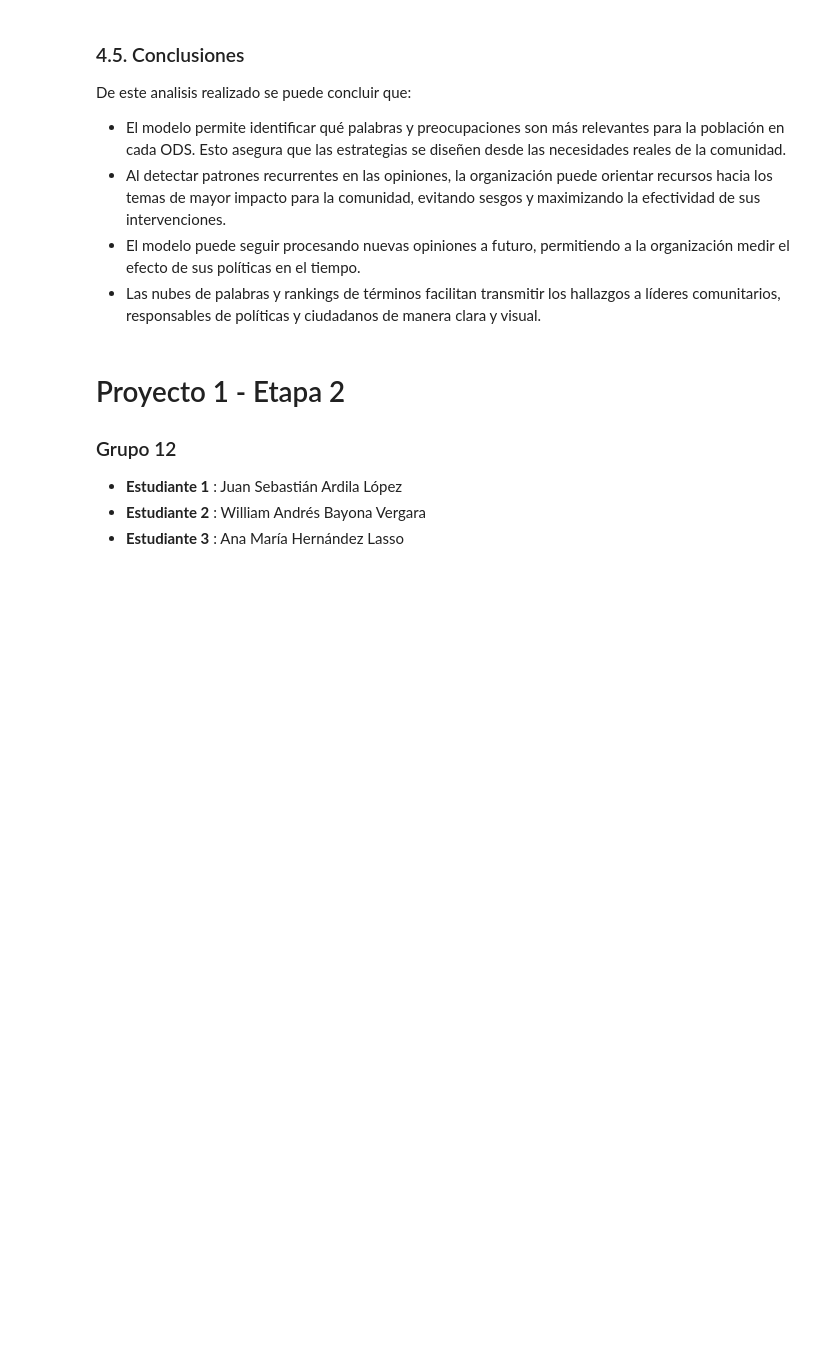
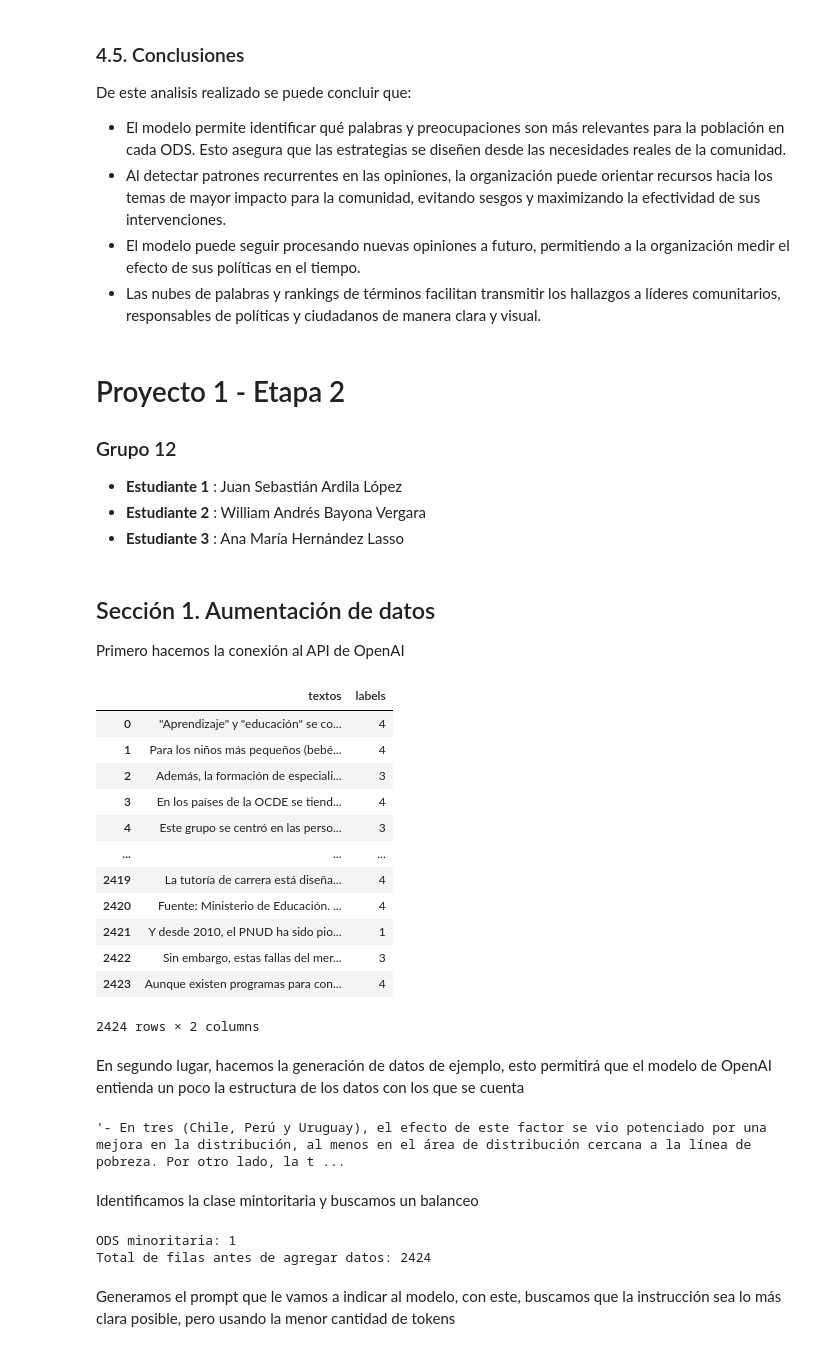
Before and after one commit to AnaHernandez20/Proyecto1E1-BI, a Jupyter notebook: Etapa1_ODS.ipynb, the cells around one changed output. Saved outputs shown, nothing was run; the diff lists cells and outputs as text; code cells hidden in the pictures; blank space fills up the shorter version.

```diff
--- a/Etapa1_ODS.ipynb
+++ b/Etapa1_ODS.ipynb
@@ -2541,3 +2541,7 @@ De este analisis realizado se puede concluir que:
 - **Estudiante 1** : Juan Sebastián Ardila López
 - **Estudiante 2** : William Andrés Bayona Vergara
 - **Estudiante 3** : Ana María Hernández Lasso
+# %% [markdown]
+## Sección 1. Aumentación de datos
+
+Primero hacemos la conexión al API de OpenAI
@@ -2543,0 +2556,51 @@ De este analisis realizado se puede concluir que:
+# %%
+df = pd.read_excel("./Datos_proyecto.xlsx" )
+df
+# %% [output]
+|  | textos | labels |
+| 0 | "Aprendizaje" y "educación" se co... | 4 |
+| 1 | Para los niños más pequeños (bebé... | 4 |
+| 2 | Además, la formación de especiali... | 3 |
+| 3 | En los países de la OCDE se tiend... | 4 |
+| 4 | Este grupo se centró en las perso... | 3 |
+| ... | ... | ... |
+| 2419 | La tutoría de carrera está diseña... | 4 |
+| 2420 | Fuente: Ministerio de Educación. ... | 4 |
+| 2421 | Y desde 2010, el PNUD ha sido pio... | 1 |
+| 2422 | Sin embargo, estas fallas del mer... | 3 |
+| 2423 | Aunque existen programas para con... | 4 |
+2424 rows × 2 columns
+# %% [markdown]
+En segundo lugar, hacemos la generación de datos de ejemplo, esto permitirá que el modelo de OpenAI entienda un poco la estructura de los datos con los que se cuenta
+# %%
+minoritaria = df["labels"].value_counts().idxmin()
+semillas = (
+    df[df["labels"]==minoritaria]["textos"]      # filtra solo filas de la clase minoritaria y se queda con la columna de texto
+      .dropna()                          # quita textos vacíos/NaN
+      .astype(str)                       # asegura que todo sea string
+      .sample(                           # toma una muestra aleatoria
+          min(8, sum(df["labels"]==minoritaria)),  # hasta 8 textos, pero nunca más de los que hay
+          random_state=42
+      )
+      .tolist()
+)
+
+ejemplos = "\n".join(f"- {s}" for s in semillas)
+ejemplos
+# %% [output]
+'- En tres (Chile, Perú y Uruguay), el efecto de este factor se vio potenciado por una mejora en la distribución, al menos en el área de distribución cercana a la línea de pobreza. Por otro lado, la t ...
+# %% [markdown]
+Identificamos la clase mintoritaria y buscamos un balanceo
+# %%
+# columnas clave
+cols = ["textos", "labels"]
+
+# 1) snapshot de lo que ya tenías
+df_before = df[cols].drop_duplicates().copy()
+print(f"ODS minoritaria: {minoritaria}")
+print(f"Total de filas antes de agregar datos: {len(df)}")
+# %% [output]
+ODS minoritaria: 1
+Total de filas antes de agregar datos: 2424
+# %% [markdown]
+Generamos el prompt que le vamos a indicar al modelo, con este, buscamos que la instrucción sea lo más clara posible, pero usando la menor cantidad de tokens
```
Also changed, not shown: parts of 18 cells of this notebook, 2 other files.
